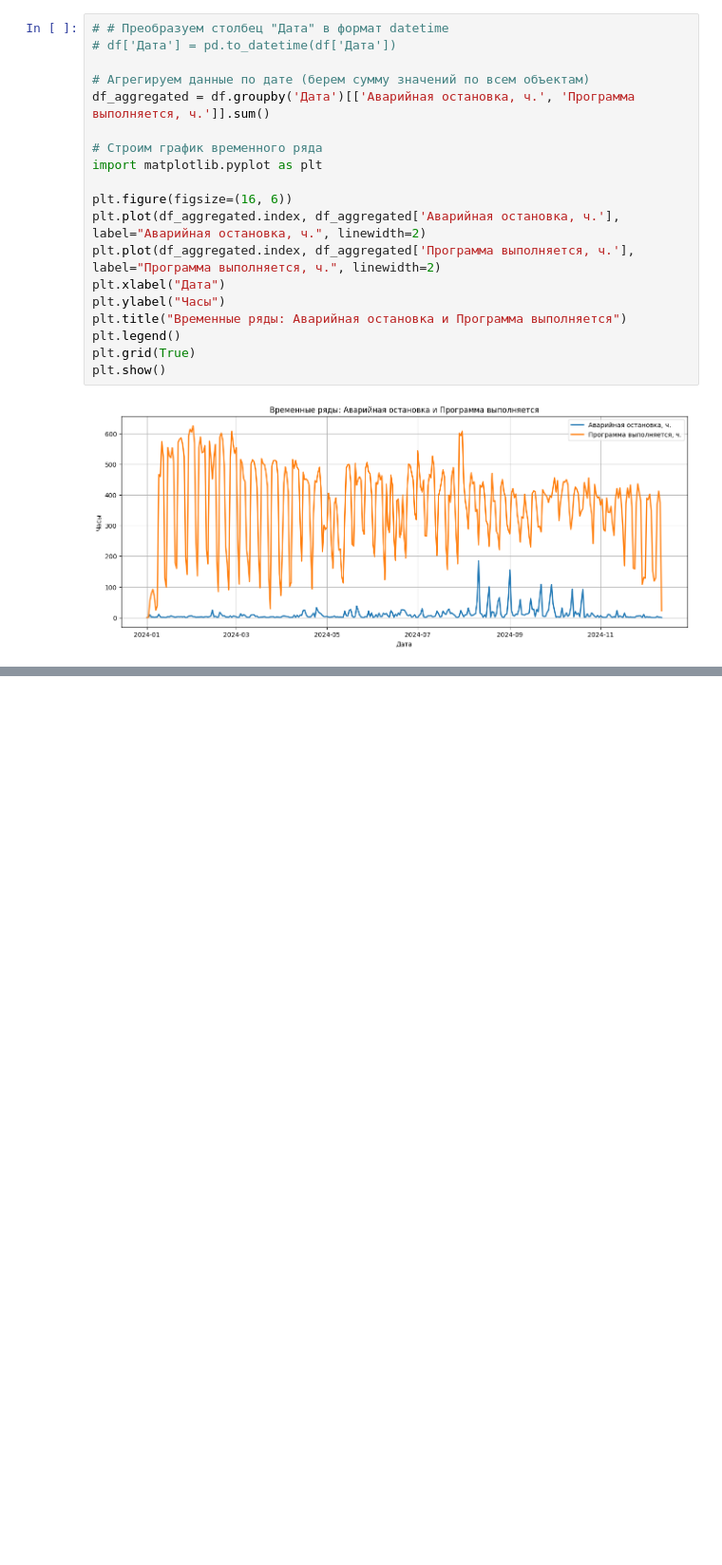
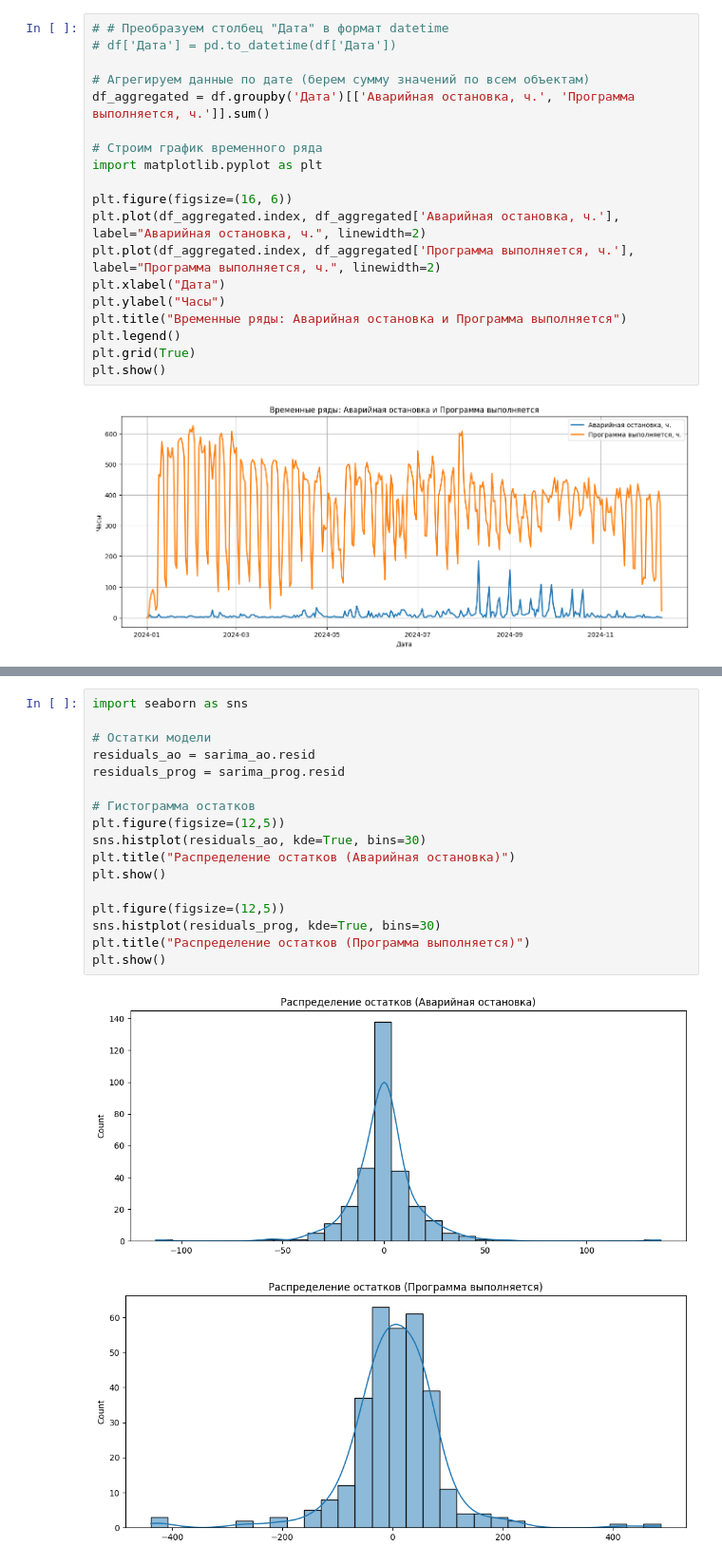
Before and after one commit to OXYCRiNGE/stanki, a Jupyter notebook: analysis.ipynb, the cells around one changed output, grey strips where cells are left out. Shown at 95% size. Saved outputs shown, nothing was run; the diff lists cells and outputs as text; blank space fills up the shorter version.

```diff
--- a/analysis.ipynb
+++ b/analysis.ipynb
@@ -158,0 +334,20 @@ built_acf_and_pacf(df_aggregated, column_names)
+# %%
+import seaborn as sns
+
+# Остатки модели
+residuals_ao = sarima_ao.resid
+residuals_prog = sarima_prog.resid
+
+# Гистограмма остатков
+plt.figure(figsize=(12,5))
+sns.histplot(residuals_ao, kde=True, bins=30)
+plt.title("Распределение остатков (Аварийная остановка)")
+plt.show()
+
+plt.figure(figsize=(12,5))
+sns.histplot(residuals_prog, kde=True, bins=30)
+plt.title("Распределение остатков (Программа выполняется)")
+plt.show()
+# %% [output]
+[figure, added]
+[figure, added]
```
Also changed, not shown: parts of 27 cells of this notebook, 1 other file.
